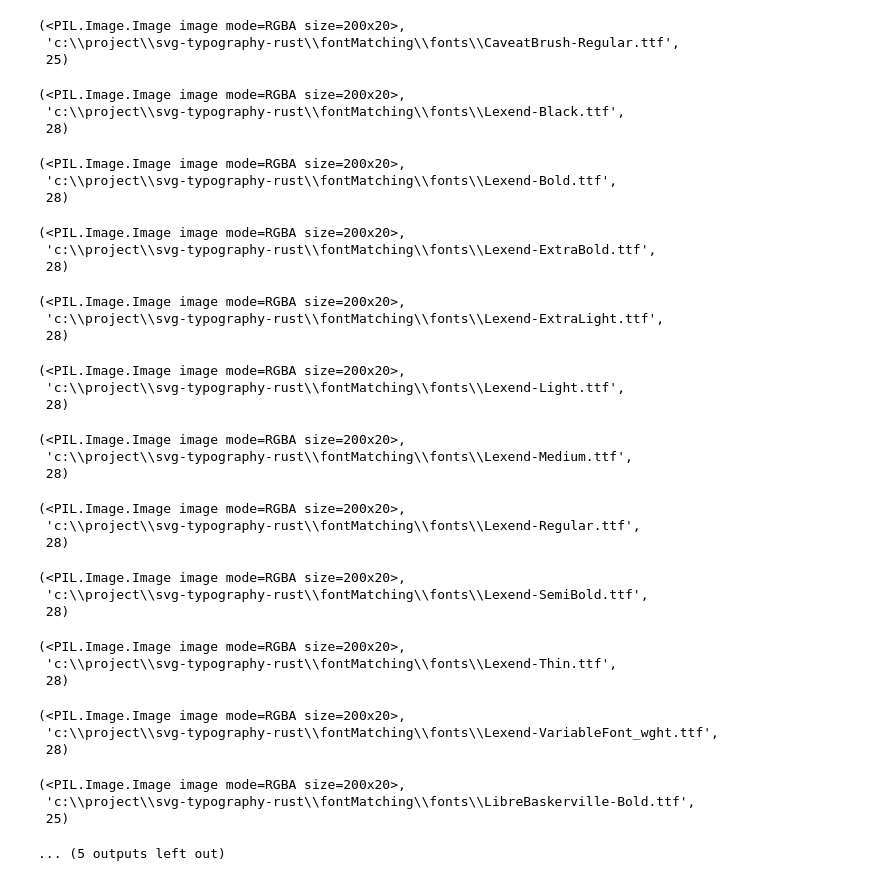
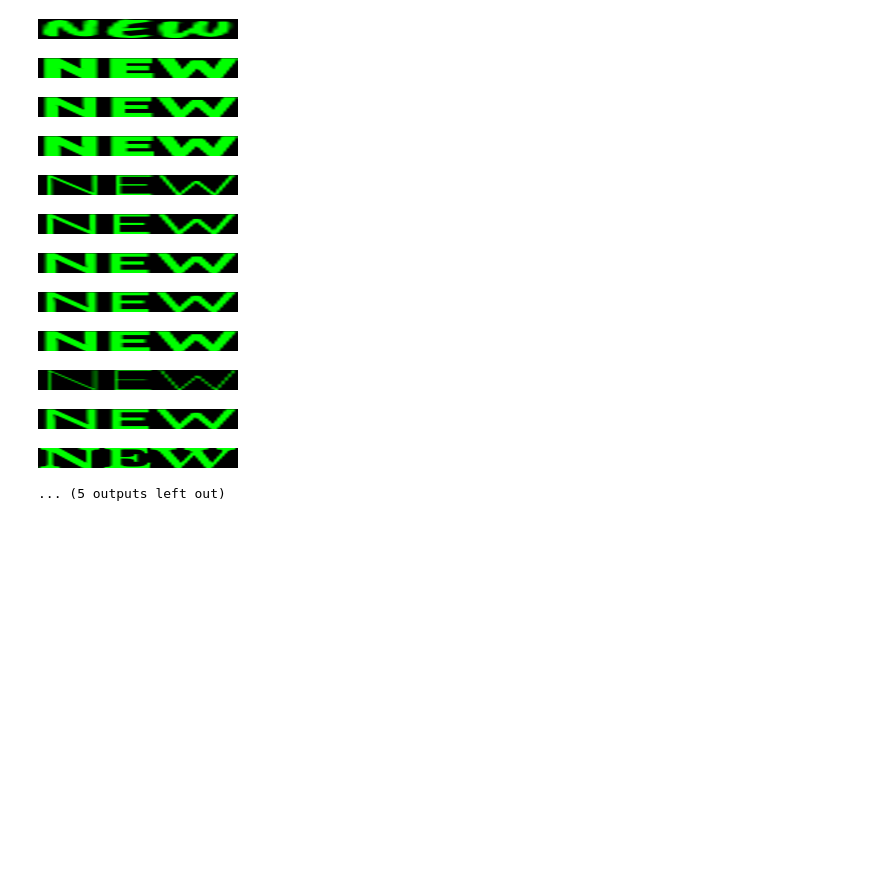
Before and after one commit to hungqbui/svg-typography-rust, a Jupyter notebook: ui.ipynb, the cells around one changed output. Saved outputs shown, nothing was run; the diff lists cells and outputs as text; code cells hidden in the pictures; blank space fills up the shorter version.

```diff
--- a/ui.ipynb
+++ b/ui.ipynb
@@ -32,53 +31,29 @@ def formatted_get_text(image_path, texts):
 # %%
 text = {
     "text": "NEW",
     "x": 4,
     "y": 0,
     "color": (0,255,0),
     "fontSize": "18",
     "backgroundColor": (0,0,0),
 }
 images = create_text(text, (200, 20))
 for i in images:
-    display(i)
+    display(i[0])
 # %% [output]
+[figure, added]
+[figure, added]
+[figure, added]
+[figure, added]
+[figure, added]
+[figure, added]
+[figure, added]
+[figure, added]
+[figure, added]
+[figure, added]
+[figure, added]
+[figure, added]
-(<PIL.Image.Image image mode=RGBA size=200x20>,
- 'c:\\project\\svg-typography-rust\\fontMatching\\fonts\\CaveatBrush-Regular.ttf',
- 25)
+... (5 outputs left out)
-(<PIL.Image.Image image mode=RGBA size=200x20>,
- 'c:\\project\\svg-typography-rust\\fontMatching\\fonts\\Lexend-Black.ttf',
- 28)
-(<PIL.Image.Image image mode=RGBA size=200x20>,
- 'c:\\project\\svg-typography-rust\\fontMatching\\fonts\\Lexend-Bold.ttf',
- 28)
-(<PIL.Image.Image image mode=RGBA size=200x20>,
- 'c:\\project\\svg-typography-rust\\fontMatching\\fonts\\Lexend-ExtraBold.ttf',
- 28)
-(<PIL.Image.Image image mode=RGBA size=200x20>,
- 'c:\\project\\svg-typography-rust\\fontMatching\\fonts\\Lexend-ExtraLight.ttf',
- 28)
-(<PIL.Image.Image image mode=RGBA size=200x20>,
- 'c:\\project\\svg-typography-rust\\fontMatching\\fonts\\Lexend-Light.ttf',
- 28)
-(<PIL.Image.Image image mode=RGBA size=200x20>,
- 'c:\\project\\svg-typography-rust\\fontMatching\\fonts\\Lexend-Medium.ttf',
- 28)
-(<PIL.Image.Image image mode=RGBA size=200x20>,
- 'c:\\project\\svg-typography-rust\\fontMatching\\fonts\\Lexend-Regular.ttf',
- 28)
-(<PIL.Image.Image image mode=RGBA size=200x20>,
- 'c:\\project\\svg-typography-rust\\fontMatching\\fonts\\Lexend-SemiBold.ttf',
- 28)
-(<PIL.Image.Image image mode=RGBA size=200x20>,
- 'c:\\project\\svg-typography-rust\\fontMatching\\fonts\\Lexend-Thin.ttf',
- 28)
-(<PIL.Image.Image image mode=RGBA size=200x20>,
- 'c:\\project\\svg-typography-rust\\fontMatching\\fonts\\Lexend-VariableFont_wght.ttf',
- 28)
-(<PIL.Image.Image image mode=RGBA size=200x20>,
- 'c:\\project\\svg-typography-rust\\fontMatching\\fonts\\LibreBaskerville-Bold.ttf',
- 25)
-... (5 outputs left out)
 # %%
 for _,_,files in walk("./svgs"):
     for file in files:
```
Also changed, not shown: parts of 3 cells of this notebook, 12 other files.
